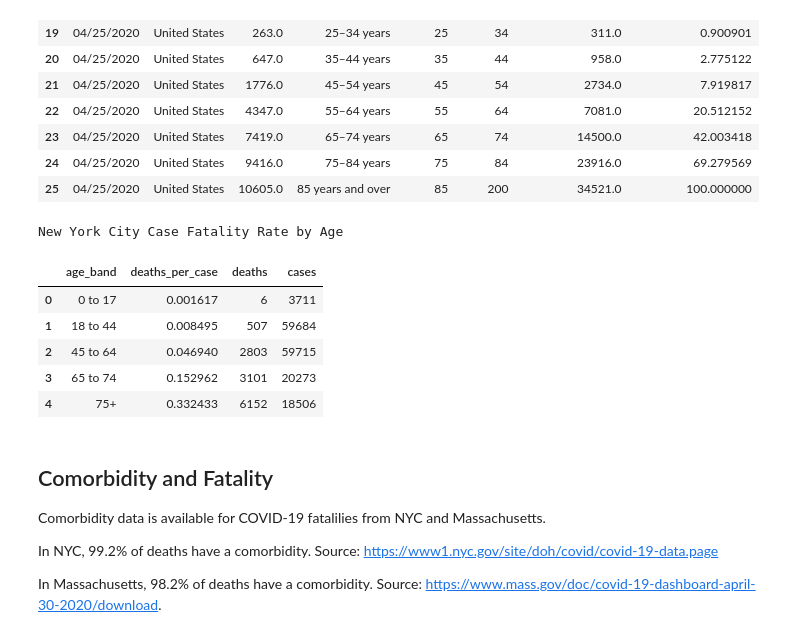
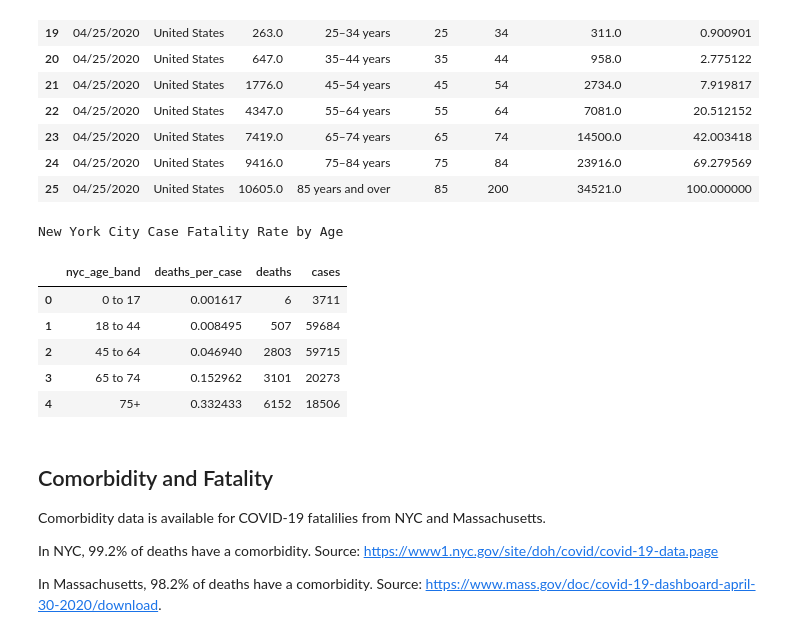
Before and after one commit to todddeluca/coronavirus, a Jupyter notebook: coronavirus_erickson.ipynb, the cells around one changed output. Drawn from its saved outputs; the diff is of its cells as text; code cells hidden in the pictures.

```diff
--- a/coronavirus_erickson.ipynb
+++ b/coronavirus_erickson.ipynb
@@ -91,12 +92,13 @@ df
 | 25 | 04/25/2020 | United States | 10605.0 | 85 years and over | 85 | 200 | 34521.0 | 100.000000 |
 # %%
 age_comorbidity_df, df = load_nyc_age_comorbidity_death_data(cache=True)
+# df
 # display(age_comorbidity_df)
 print('New York City Case Fatality Rate by Age')
-df.loc[:, ['age_band', 'deaths_per_case', 'deaths', 'cases']]
+df.loc[:, ['nyc_age_band', 'deaths_per_case', 'deaths', 'cases']]
 # %% [output]
 New York City Case Fatality Rate by Age
-|  | age_band | deaths_per_case | deaths | cases |
+|  | nyc_age_band | deaths_per_case | deaths | cases |
 | 0 | 0 to 17 | 0.001617 | 6 | 3711 |
 | 1 | 18 to 44 | 0.008495 | 507 | 59684 |
 | 2 | 45 to 64 | 0.046940 | 2803 | 59715 |
```
Also changed, not shown: parts of 12 cells of this notebook, 4 other files.
